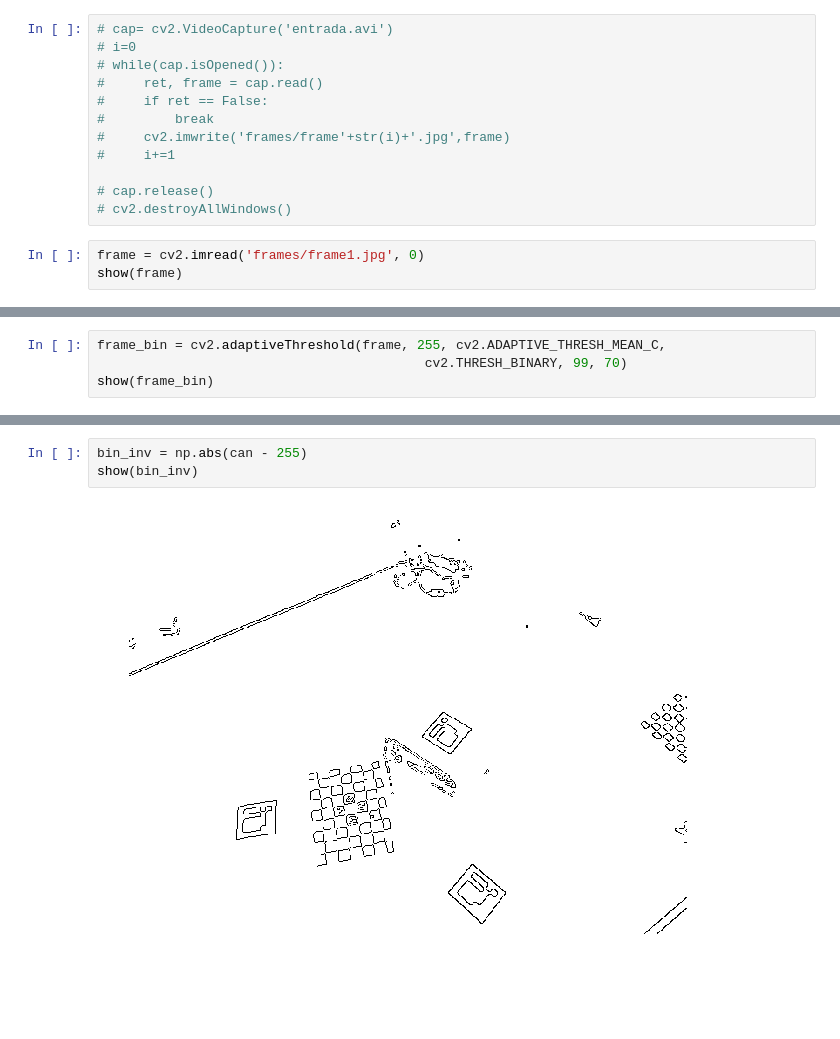
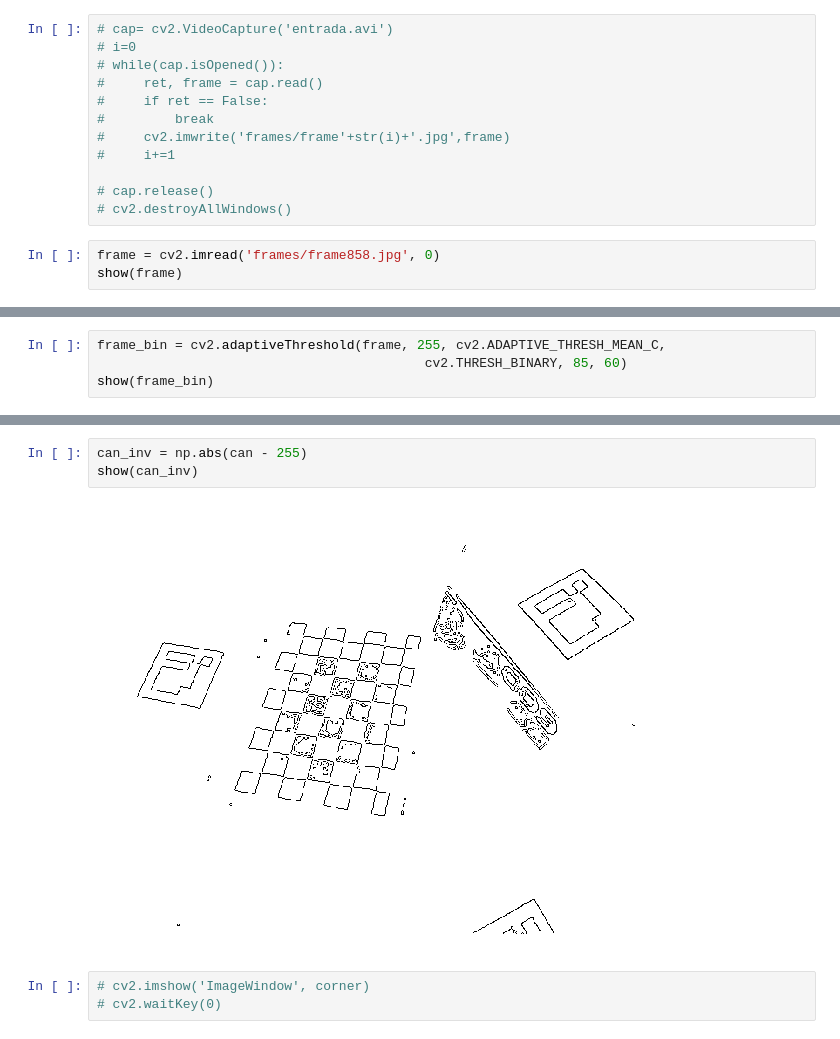
Before and after one commit to gilouzi/ICV, a Jupyter notebook: tp1/tp1.ipynb, the cells around one changed output, grey strips where cells are left out. Saved outputs shown, nothing was run; the diff lists cells and outputs as text; blank space fills up the shorter version.

```diff
--- a/tp1/tp1.ipynb
+++ b/tp1/tp1.ipynb
@@ -21,6 +21,6 @@ def show(img):
 # cap.release()
 # cv2.destroyAllWindows()
 # %%
-frame = cv2.imread('frames/frame1.jpg', 0)
+frame = cv2.imread('frames/frame858.jpg', 0)
 show(frame)
 # %% [output]
@@ -28,5 +28,5 @@ show(frame)
 # %%
 frame_bin = cv2.adaptiveThreshold(frame, 255, cv2.ADAPTIVE_THRESH_MEAN_C,
-                                          cv2.THRESH_BINARY, 99, 70)
+                                          cv2.THRESH_BINARY, 85, 60)
 show(frame_bin)
 # %% [output]
@@ -44,5 +44,8 @@ show(corner)
 # %%
-bin_inv = np.abs(can - 255)
-show(bin_inv)
+can_inv = np.abs(can - 255)
+show(can_inv)
 # %% [output]
-[figure, old version]
+[figure, new version]
+# %%
+# cv2.imshow('ImageWindow', corner)
+# cv2.waitKey(0)
```
Also changed, not shown: parts of 13 cells of this notebook.
